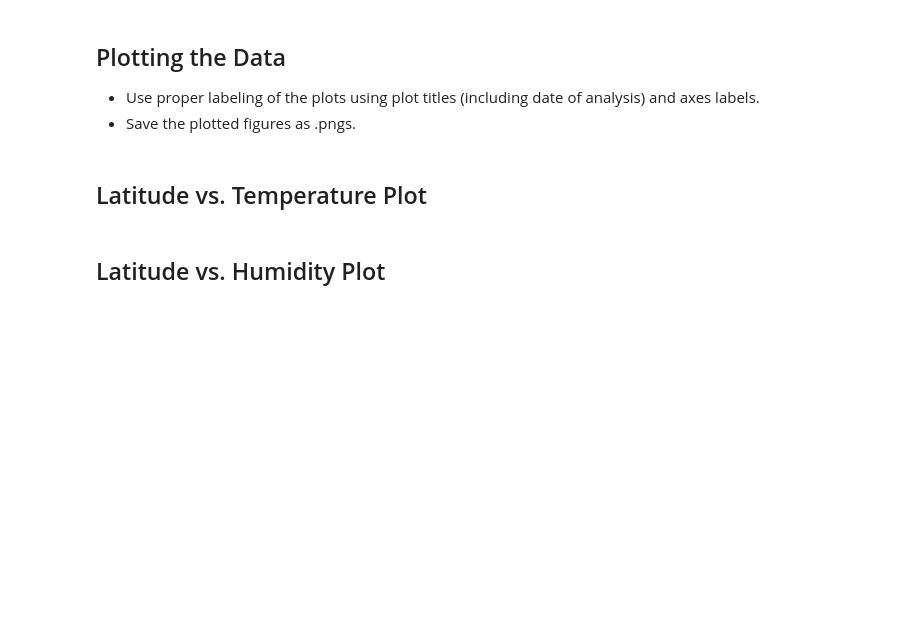
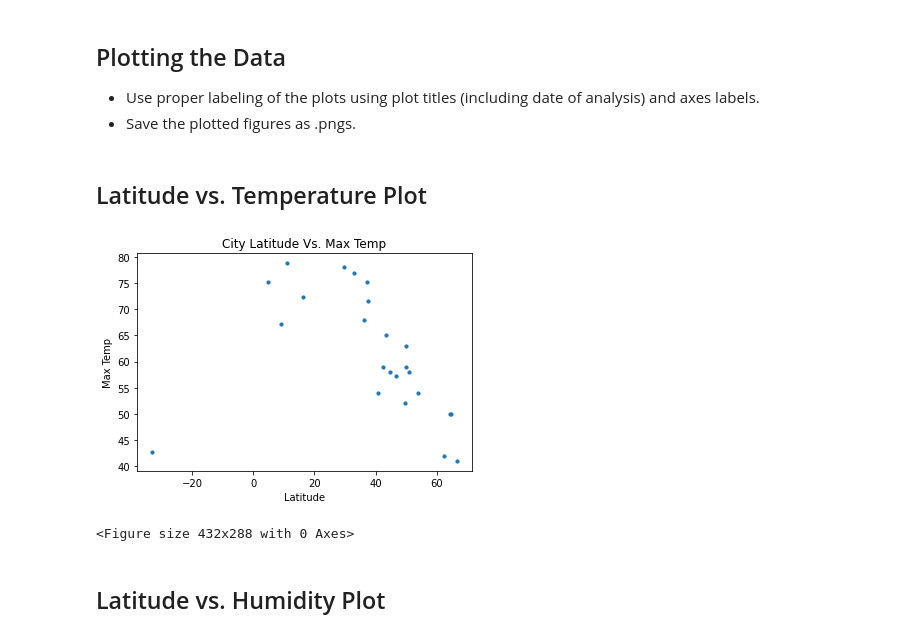
Before and after one commit to ramuir/api_python_HW, a Jupyter notebook: WeatherPy.ipynb, the cells around one changed output. Saved outputs shown, nothing was run; the diff lists cells and outputs as text; code cells hidden in the pictures; blank space fills up the shorter version.

```diff
--- a/WeatherPy.ipynb
+++ b/WeatherPy.ipynb
@@ -60,7 +60,7 @@ cloudiness = []
 windspeed = []
 country = []
 date = []
-
+captured_cities = []
 record = 1
 
 for city in cities:
@@ -75,6 +75,7 @@ for city in cities:
         country.append(response['sys']['country'])
         date.append(response['dt'])
         city_name = response['name']
+        captured_cities.append(city_name)
         print(f"Processing Record {record} of set 1 | {city_name}")
         print(f"{query_url}{city}")
 
@@ -125,7 +124,7 @@ http://api.openweathermap.org/data/2.5/weather?appid=c93afa8557c53b66bf1c2d8cd92
 #                      "Country":country,
 #                      "Date":date}
 
-weather_data = pd.DataFrame({"City":cities,
+weather_data = pd.DataFrame({"City":captured_cities,
                      "Lat":latitude,
                      "Lng":longitude,
                      "Max Temp":temp_max,
@@ -135,5 +134,5 @@ weather_data = pd.DataFrame({"City":cities,
                      "Country":country,
                      "Date":date})
 
-weather_data.count()
+weather_data.head(20)
 # %% [output]
@@ -148,0 +162,5 @@ clean_city_data = weather_data.drop(weather_data[weather_data['Humidity'] > 100]
+# %%
+
+clean_city_data=weather_data.loc[weather_data['Humidity']>=100].reset_index(drop=True)
+clean_city_data2=weather_data.loc[weather_data['Humidity']<100].reset_index(drop=True)
+clean_city_data2.dtypes
@@ -158,11 +203,15 @@ clean_city_data = weather_data.drop(weather_data[weather_data['Humidity'] > 100]
 # %% [markdown]
 ## Latitude vs. Temperature Plot
 # %%
-plt.scatter(clean_city_data['Latitude'], clean_city_data['Max Temp'], marker='o', s=10)
+plt.scatter(clean_city_data['Lat'], clean_city_data['Max Temp'], marker='o', s=10)
 plt.title("City Latitude Vs. Max Temp")
 plt.ylabel("Max Temp")
 plt.xlabel("Latitude")
+plt.show()
 plt.savefig("Output_plots/Max_Temp_VS_Lat.png")
+# %% [output]
+[figure, added]
+<Figure size 432x288 with 0 Axes>
 # %% [markdown]
 ## Latitude vs. Humidity Plot
 # %%
```
Also changed, not shown: parts of 22 cells of this notebook, 13 other files.
